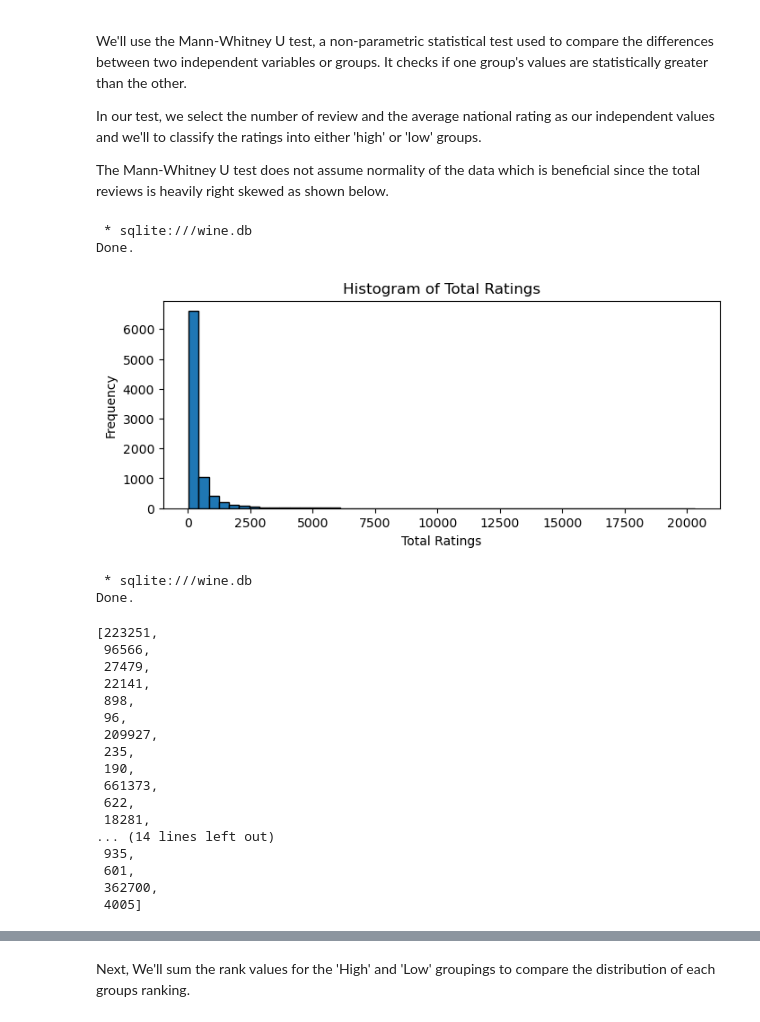
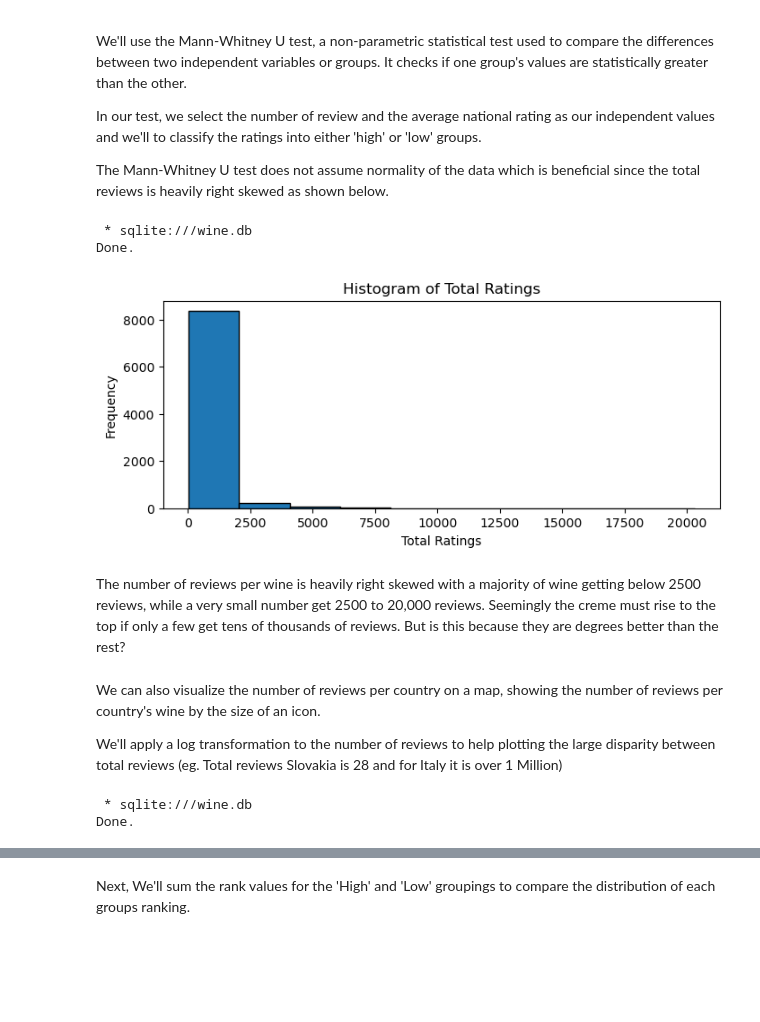
Before and after one commit to JGundisalvus/portfolio, a Jupyter notebook: wine_ratings/wine_analysis.ipynb, the cells around one changed output, grey strips where cells are left out. Drawn from its saved outputs; the diff is of its cells as text; code cells hidden in the pictures; blank space fills up the shorter version.

```diff
--- a/wine_ratings/wine_analysis.ipynb
+++ b/wine_ratings/wine_analysis.ipynb
@@ -112,21 +113,27 @@ The Mann-Whitney U test does not assume normality of the data which is beneficia
 # %%
 query  = '''
     SELECT
     NumberOfRatings as total_ratings
     FROM red_wine
     ORDER BY total_ratings
 '''
 result = %sql {query}
 df = result.DataFrame()
-df['total_ratings'].plot.hist(bins=50, edgecolor= 'black', figsize=(8, 3))
+tex = df['total_ratings'].plot.hist( edgecolor= 'black', figsize=(8, 3))
 plt.title('Histogram of Total Ratings')
 plt.xlabel('Total Ratings')
 plt.ylabel('Frequency')
 plt.show()
 # %% [output]
  * sqlite:///wine.db
 Done.
-[figure, old version]
+[figure, new version]
+# %% [markdown]
+The number of reviews per wine is heavily right skewed with a majority of wine getting below 2500 reviews, while a very small number get 2500 to 20,000 reviews. Seemingly the creme must rise to the top if only a few get tens of thousands of reviews. But is this because they are degrees better than the rest?
+# %% [markdown]
+We can also visualize the number of reviews per country on a map, showing the number of reviews per country's wine by the size of an icon.
+
+We'll apply a log transformation to the number of reviews to help plotting the large disparity between total reviews (eg. Total reviews Slovakia is 28 and for Italy it is over 1 Million)
 # %%
 import folium
 from geopy.geocoders import Nominatim
@@ -136,29 +143,10 @@ SELECT DISTINCT(Country), sum(NumberOfRatings) as total_ratings FROM red_wine GR
 result = %sql {query}
 result = result.DataFrame()
 countries = list(result['Country'])
-
 reviews = list(result['total_ratings'])
-reviews
 # %% [output]
  * sqlite:///wine.db
 Done.
-[223251,
- 96566,
- 27479,
- 22141,
- 898,
- 96,
- 209927,
- 235,
- 190,
- 661373,
- 622,
- 18281,
-... (14 lines left out)
- 935,
- 601,
- 362700,
- 4005]
 # %%
 
 geolocator = Nominatim(user_agent="country_locator")
```
Also changed, not shown: parts of 13 cells of this notebook, 2 other files.
